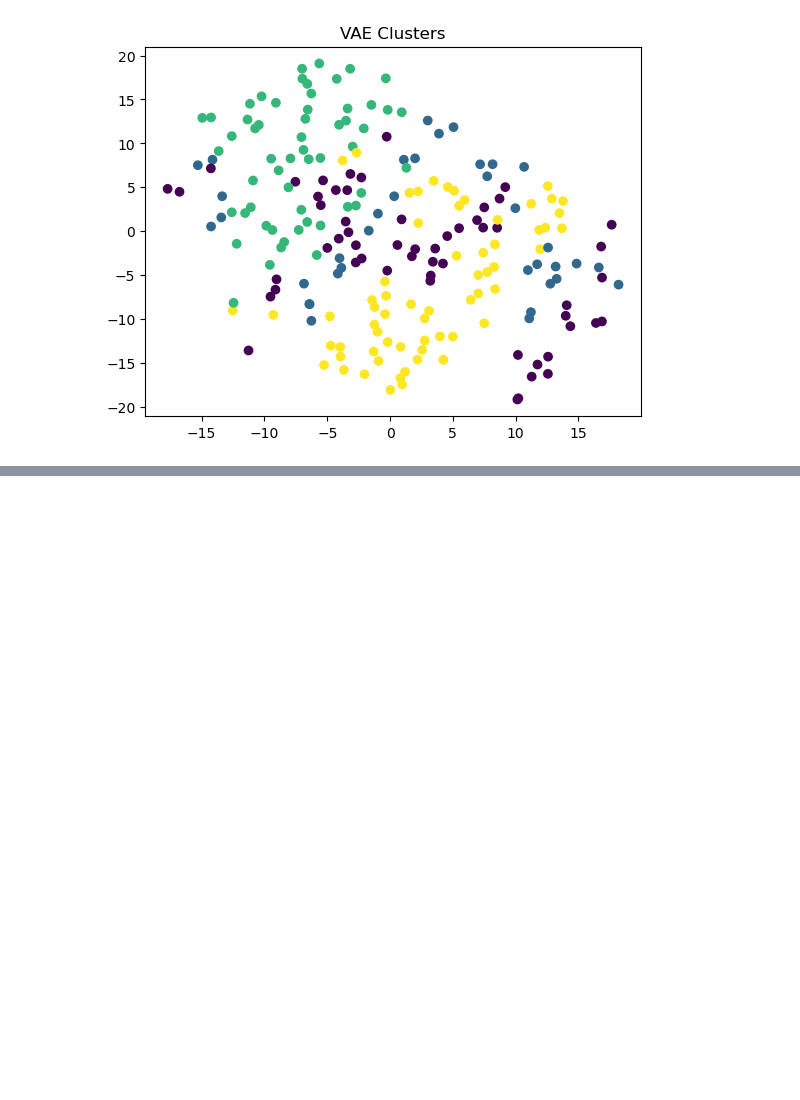
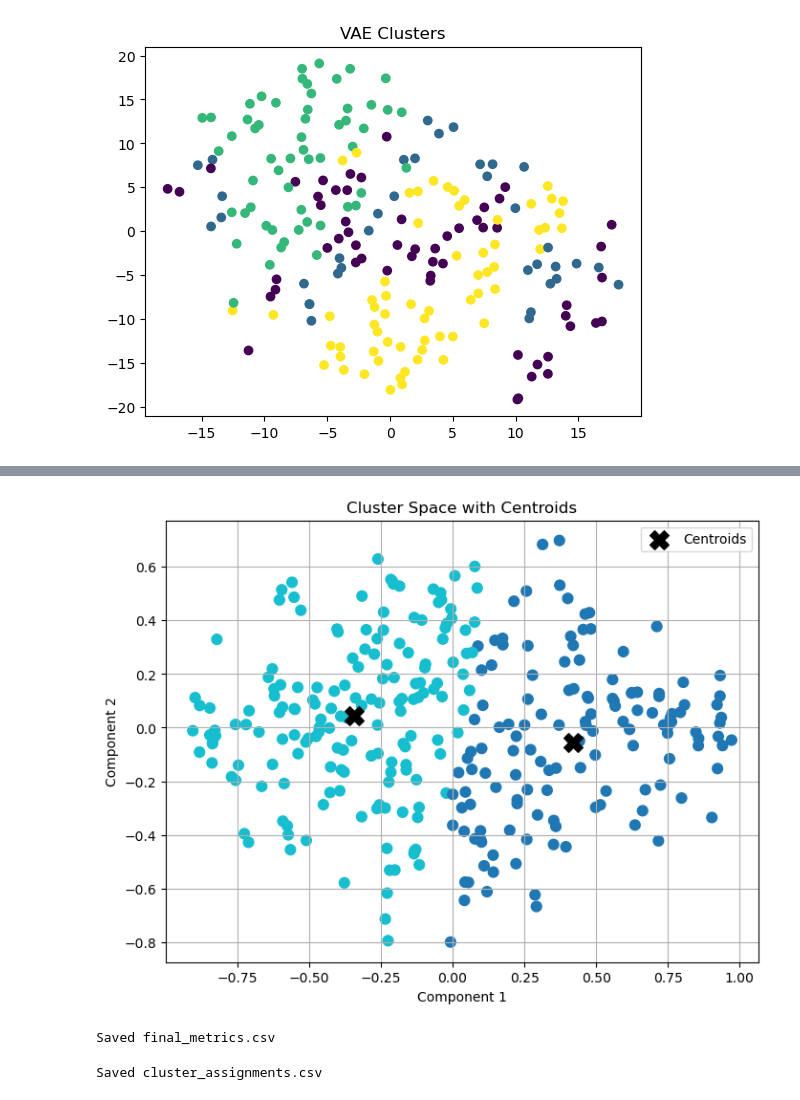
Before and after one commit to fariasoroni21296/RythMindStableVersion, a Jupyter notebook: notebooks/ exploratory.ipynb, the cells around one changed output, grey strips where cells are left out. Saved outputs shown, nothing was run; the diff lists cells and outputs as text; code cells hidden in the pictures; blank space fills up the shorter version.

```diff
--- a/notebooks/ exploratory.ipynb
+++ b/notebooks/ exploratory.ipynb
@@ -452,0 +1211,77 @@ df.to_csv("../results/clustering_metrics.csv", index=False)
+# %%
+from sklearn.decomposition import PCA
+import matplotlib.pyplot as plt
+import os
+
+os.makedirs("../results/latent_visualization", exist_ok=True)
+
+pca2 = PCA(n_components=2)
+X_2d = pca2.fit_transform(X)
+
+centers = kmeans.cluster_centers_
+centers_2d = pca2.transform(centers)
+
+plt.figure(figsize=(8,6))
+
+plt.scatter(X_2d[:,0], X_2d[:,1], c=k_labels, cmap='tab10', s=60)
+
+plt.scatter(
+    centers_2d[:,0],
+    centers_2d[:,1],
+    c='black',
+    s=200,
+    marker='X',
+    label='Centroids'
+)
+
+plt.legend()
+plt.title("Cluster Space with Centroids")
+plt.xlabel("Component 1")
+plt.ylabel("Component 2")
+
+plt.grid(True)
+
+plt.savefig("../results/latent_visualization/final_clusters.png", dpi=300)
+
+plt.show()
+# %% [output]
+[figure, added]
+# %%
+import pandas as pd
+import os
+
+os.makedirs("../results", exist_ok=True)
+
+df = pd.DataFrame({
+    "Method": ["Raw", "KMeans", "Agglomerative"],
+    "Silhouette": [
+        0.1737,
+        silhouette_score(X, k_labels),
+        silhouette_score(X, agg_labels)
+    ],
+    "DB_Index": [
+        1.8512,
+        davies_bouldin_score(X, k_labels),
+        davies_bouldin_score(X, agg_labels)
+    ],
+    "ARI": [
+        adjusted_rand_score(true_labels, raw_labels),
+        adjusted_rand_score(true_labels, k_labels),
+        adjusted_rand_score(true_labels, agg_labels)
+    ]
+})
+
+df.to_csv("../results/final_metrics.csv", index=False)
+print("Saved final_metrics.csv")
+# %% [output]
+Saved final_metrics.csv
+# %%
+df2 = pd.DataFrame({
+    "file": names[:len(k_labels)],
+    "cluster": k_labels
+})
+
+df2.to_csv("../results/cluster_assignments.csv", index=False)
+print("Saved cluster_assignments.csv")
+# %% [output]
+Saved cluster_assignments.csv
```
Also changed, not shown: parts of 27 cells of this notebook, 9 other files.
